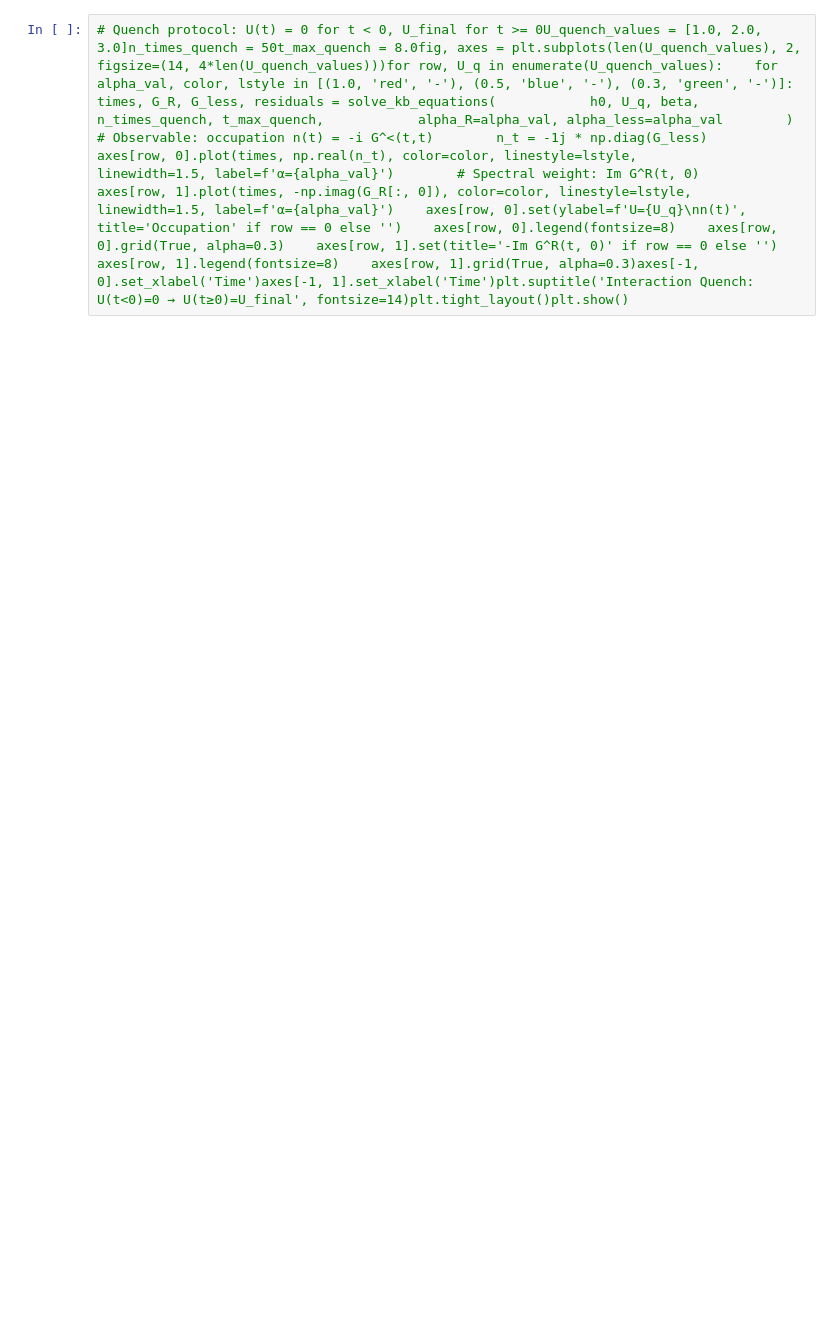
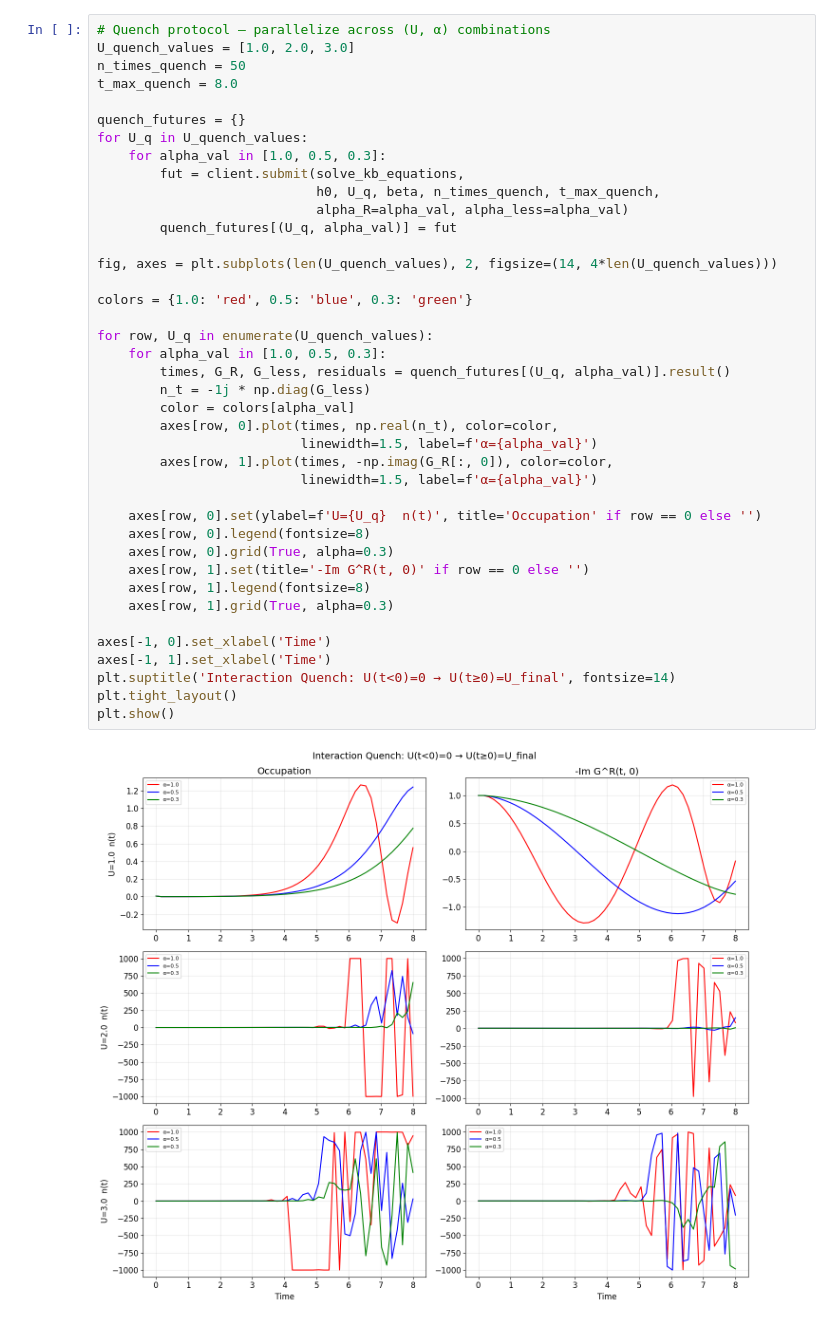
Before and after one commit to Keenan-M-Stone/Petrification, a Jupyter notebook: notebooks/kadanoff_baym_alpha.ipynb, the cells around one changed output. Saved outputs shown, nothing was run; the diff lists cells and outputs as text; blank space fills up the shorter version.

```diff
--- a/notebooks/kadanoff_baym_alpha.ipynb
+++ b/notebooks/kadanoff_baym_alpha.ipynb
@@ -27,3 +319,43 @@ import syssys.path.insert(0, '..')import numpy as npimport matplotlib.pyplot as
 # %%
-# Quench protocol: U(t) = 0 for t < 0, U_final for t >= 0U_quench_values = [1.0, 2.0, 3.0]n_times_quench = 50t_max_quench = 8.0fig, axes = plt.subplots(len(U_quench_values), 2, figsize=(14, 4*len(U_quench_values)))for row, U_q in enumerate(U_quench_values):    for alpha_val, color, lstyle in [(1.0, 'red', '-'), (0.5, 'blue', '-'), (0.3, 'green', '-')]:        times, G_R, G_less, residuals = solve_kb_equations(            h0, U_q, beta, n_times_quench, t_max_quench,            alpha_R=alpha_val, alpha_less=alpha_val        )        # Observable: occupation n(t) = -i G^<(t,t)        n_t = -1j * np.diag(G_less)        axes[row, 0].plot(times, np.real(n_t), color=color, linestyle=lstyle,                          linewidth=1.5, label=f'α={alpha_val}')        # Spectral weight: Im G^R(t, 0)        axes[row, 1].plot(times, -np.imag(G_R[:, 0]), color=color, linestyle=lstyle,                          linewidth=1.5, label=f'α={alpha_val}')    axes[row, 0].set(ylabel=f'U={U_q}\nn(t)', title='Occupation' if row == 0 else '')    axes[row, 0].legend(fontsize=8)    axes[row, 0].grid(True, alpha=0.3)    axes[row, 1].set(title='-Im G^R(t, 0)' if row == 0 else '')    axes[row, 1].legend(fontsize=8)    axes[row, 1].grid(True, alpha=0.3)axes[-1, 0].set_xlabel('Time')axes[-1, 1].set_xlabel('Time')plt.suptitle('Interaction Quench: U(t<0)=0 → U(t≥0)=U_final', fontsize=14)plt.tight_layout()plt.show()
+# Quench protocol — parallelize across (U, α) combinations
+U_quench_values = [1.0, 2.0, 3.0]
+n_times_quench = 50
+t_max_quench = 8.0
+
+quench_futures = {}
+for U_q in U_quench_values:
+    for alpha_val in [1.0, 0.5, 0.3]:
+        fut = client.submit(solve_kb_equations,
+                            h0, U_q, beta, n_times_quench, t_max_quench,
+                            alpha_R=alpha_val, alpha_less=alpha_val)
+        quench_futures[(U_q, alpha_val)] = fut
+
+fig, axes = plt.subplots(len(U_quench_values), 2, figsize=(14, 4*len(U_quench_values)))
+
+colors = {1.0: 'red', 0.5: 'blue', 0.3: 'green'}
+
+for row, U_q in enumerate(U_quench_values):
+    for alpha_val in [1.0, 0.5, 0.3]:
+        times, G_R, G_less, residuals = quench_futures[(U_q, alpha_val)].result()
+        n_t = -1j * np.diag(G_less)
+        color = colors[alpha_val]
+        axes[row, 0].plot(times, np.real(n_t), color=color,
+                          linewidth=1.5, label=f'α={alpha_val}')
+        axes[row, 1].plot(times, -np.imag(G_R[:, 0]), color=color,
+                          linewidth=1.5, label=f'α={alpha_val}')
+
+    axes[row, 0].set(ylabel=f'U={U_q}  n(t)', title='Occupation' if row == 0 else '')
+    axes[row, 0].legend(fontsize=8)
+    axes[row, 0].grid(True, alpha=0.3)
+    axes[row, 1].set(title='-Im G^R(t, 0)' if row == 0 else '')
+    axes[row, 1].legend(fontsize=8)
+    axes[row, 1].grid(True, alpha=0.3)
+
+axes[-1, 0].set_xlabel('Time')
+axes[-1, 1].set_xlabel('Time')
+plt.suptitle('Interaction Quench: U(t<0)=0 → U(t≥0)=U_final', fontsize=14)
+plt.tight_layout()
+plt.show()
+# %% [output]
+[figure, added]
 # %% [markdown]
```
Also changed, not shown: parts of 8 cells of this notebook, 3 other files.
